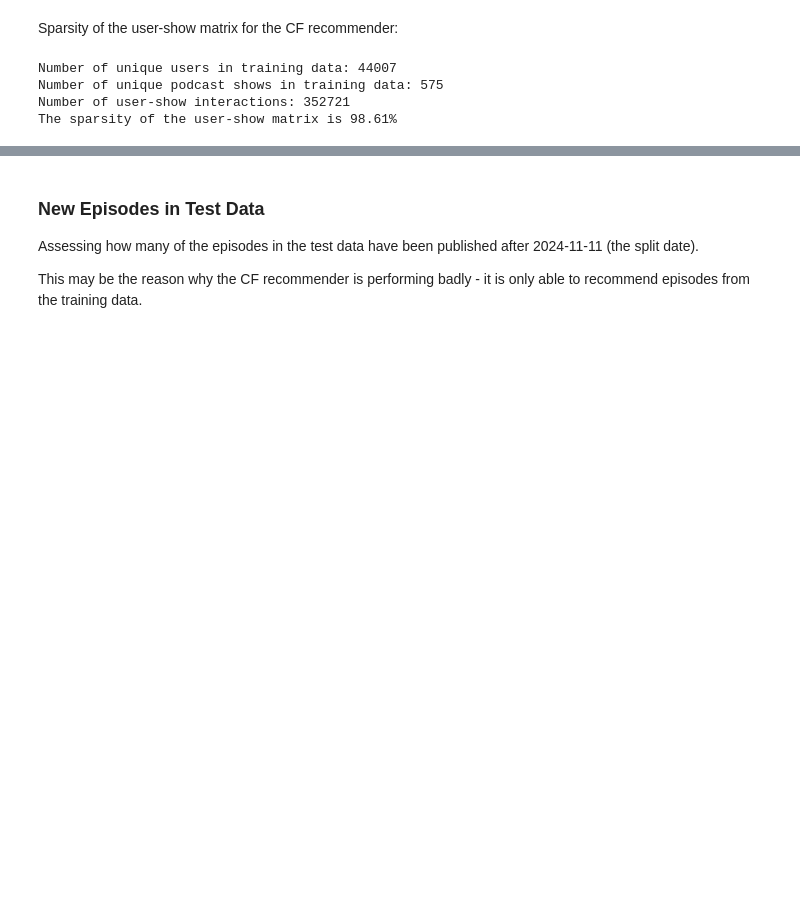
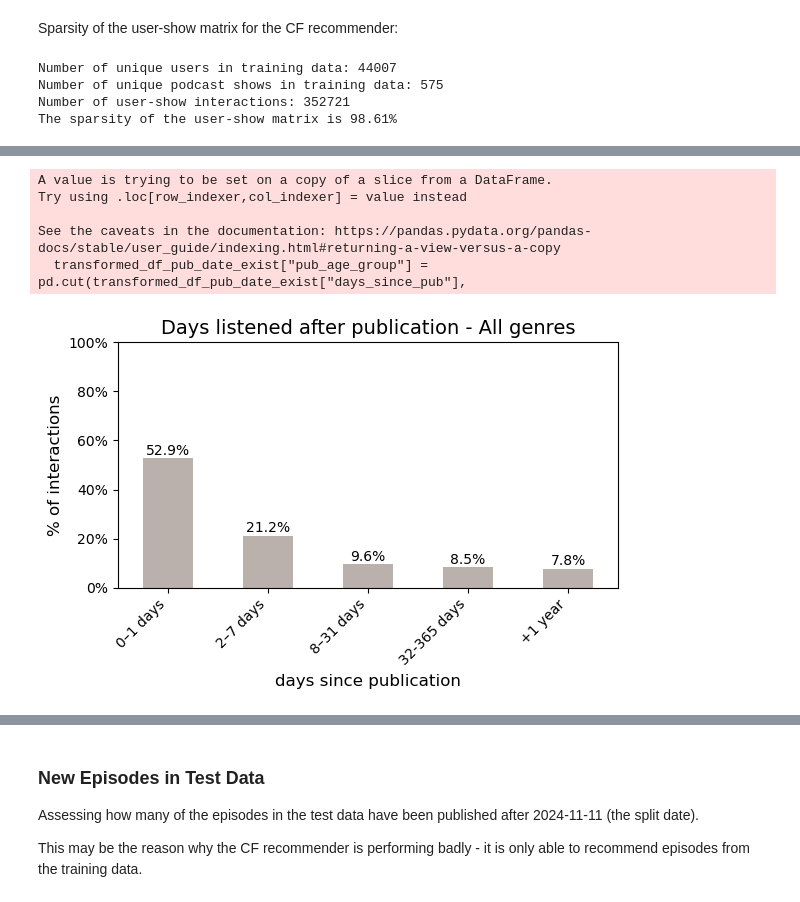
Before and after one commit to SebWae/dr-podcast-recsys-bsc-project, a Jupyter notebook: eda/podcast_eda.ipynb, the cells around one changed output, grey strips where cells are left out. Cells and saved outputs as stored; diff of their text form; code cells hidden in the pictures; blank space fills up the shorter version.

```diff
--- a/eda/podcast_eda.ipynb
+++ b/eda/podcast_eda.ipynb
@@ -85,0 +266,8 @@ The sparsity of the user-show matrix is 98.61%
+# %%
+# filtering out rows where the pub_date is equal to "-"
+pd.set_option('display.max_rows', None)
+transformed_df_pub_date_exist = transformed_df[transformed_df["pub_date"] != "-"]
+transformed_df_pub_date_exist["pub_date"] = pd.to_datetime(transformed_df_pub_date_exist["pub_date"])
+transformed_df_pub_date_exist["date"] = pd.to_datetime(transformed_df_pub_date_exist["date"])
+transformed_df_pub_date_exist["days_since_pub"] = (transformed_df_pub_date_exist["date"] - transformed_df_pub_date_exist["pub_date"]).dt.days
+transformed_df_pub_date_exist["days_since_pub"].value_counts()
@@ -85,0 +307,37 @@ The sparsity of the user-show matrix is 98.61%
+# %%
+# binning the days_since_pub variable
+bins = [0, 2, 8, 32, 366, float('inf')]
+labels = ["0–1 days", "2–7 days", "8–31 days", "32-365 days", "+1 year"]
+transformed_df_pub_date_exist["pub_age_group"] = pd.cut(transformed_df_pub_date_exist["days_since_pub"],
+                                                        bins=bins,
+                                                        labels=labels,
+                                                        right=True,
+                                                        include_lowest=True)
+
+# computing the proportion of each group
+pub_age_group_proportions = transformed_df_pub_date_exist["pub_age_group"].value_counts(normalize=True).sort_index()
+
+# plotting bar chart
+plt.figure(figsize=(6, 4))
+ax = pub_age_group_proportions.plot(kind="bar", color="#bab0ac")
+
+# add value labels on top of bars
+for i, v in enumerate(pub_age_group_proportions):
+    ax.text(i, v + 0.001, f"{v:.1%}", ha='center', va='bottom', fontsize=10)
+
+# formatting the bar chart
+plt.title("Days listened after publication - All genres", fontsize=14)
+plt.xlabel("days since publication", fontsize=12)
+plt.ylabel("% of interactions", fontsize=12)
+plt.xticks(rotation=45, ha='right')
+plt.ylim(top=1)
+plt.gca().yaxis.set_major_formatter(plt.FuncFormatter(lambda y, _: f'{y:.0%}'))
+plt.tight_layout()
+plt.show()
+# %% [output]
+A value is trying to be set on a copy of a slice from a DataFrame.
+Try using .loc[row_indexer,col_indexer] = value instead
+
+See the caveats in the documentation: https://pandas.pydata.org/pandas-docs/stable/user_guide/indexing.html#returning-a-view-versus-a-copy
+  transformed_df_pub_date_exist["pub_age_group"] = pd.cut(transformed_df_pub_date_exist["days_since_pub"],
+[figure, added]
```
Also changed, not shown: parts of 18 cells of this notebook.
